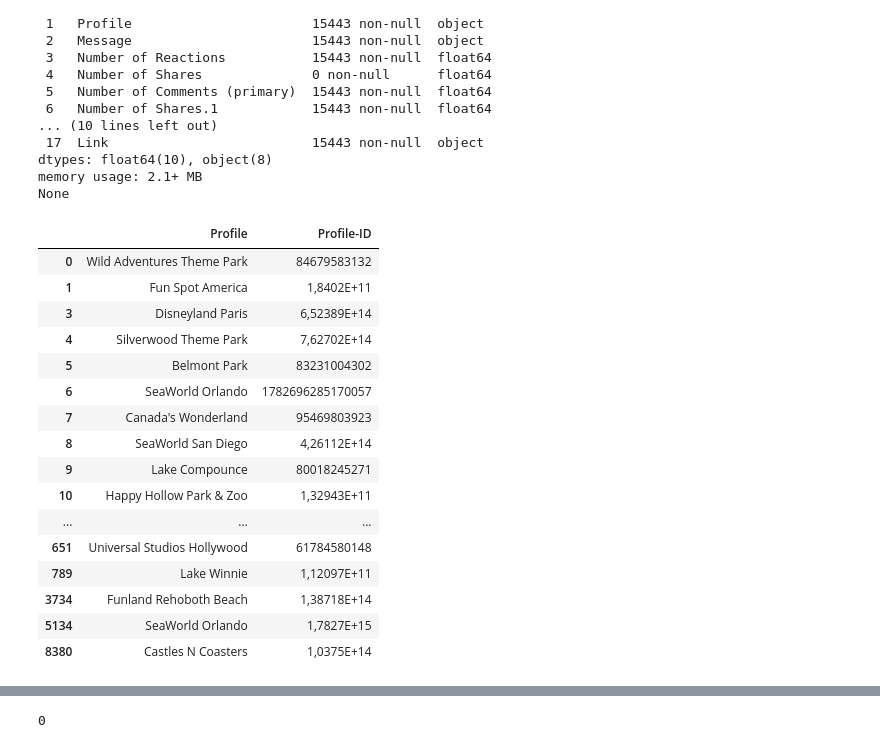
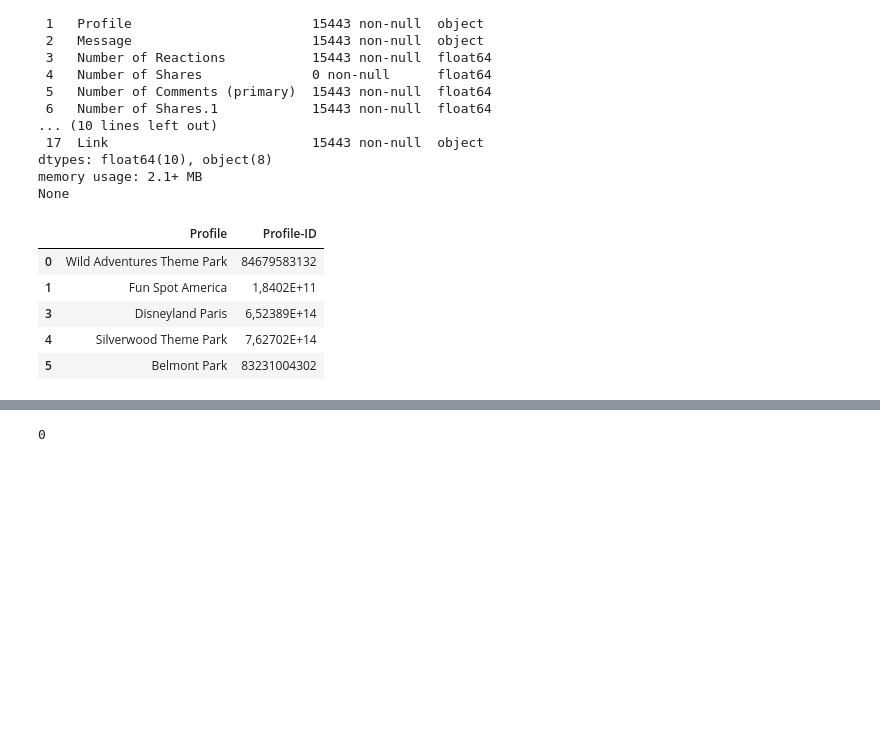
Before and after one commit to alvaarro/DigitalMarketingStrategy, a Jupyter notebook: Dataframes.ipynb, the cells around one changed output, grey strips where cells are left out. Drawn from its saved outputs; the diff is of its cells as text; code cells hidden in the pictures; blank space fills up the shorter version.

```diff
--- a/Dataframes.ipynb
+++ b/Dataframes.ipynb
@@ -57,26 +58,15 @@ None
 # %%
 # Assuming your DataFrame is named df
 unique_profiles = merged_df.drop_duplicates(subset=['Profile-ID'])
 
 # Print the unique profiles
-unique_profiles[['Profile', 'Profile-ID']]
+unique_profiles[['Profile', 'Profile-ID']].head(5)
 # %% [output]
 |  | Profile | Profile-ID |
 | 0 | Wild Adventures Theme Park | 84679583132 |
 | 1 | Fun Spot America | 1,8402E+11 |
 | 3 | Disneyland Paris | 6,52389E+14 |
 | 4 | Silverwood Theme Park | 7,62702E+14 |
 | 5 | Belmont Park | 83231004302 |
-| 6 | SeaWorld Orlando | 1782696285170057 |
-| 7 | Canada's Wonderland | 95469803923 |
-| 8 | SeaWorld San Diego | 4,26112E+14 |
-| 9 | Lake Compounce | 80018245271 |
-| 10 | Happy Hollow Park & Zoo | 1,32943E+11 |
-| ... | ... | ... |
-| 651 | Universal Studios Hollywood | 61784580148 |
-| 789 | Lake Winnie | 1,12097E+11 |
-| 3734 | Funland Rehoboth Beach | 1,38718E+14 |
-| 5134 | SeaWorld Orlando | 1,7827E+15 |
-| 8380 | Castles N Coasters | 1,0375E+14 |
 # %%
 # Counts of unique values for a specific column
```
Also changed, not shown: parts of 15 cells of this notebook.
